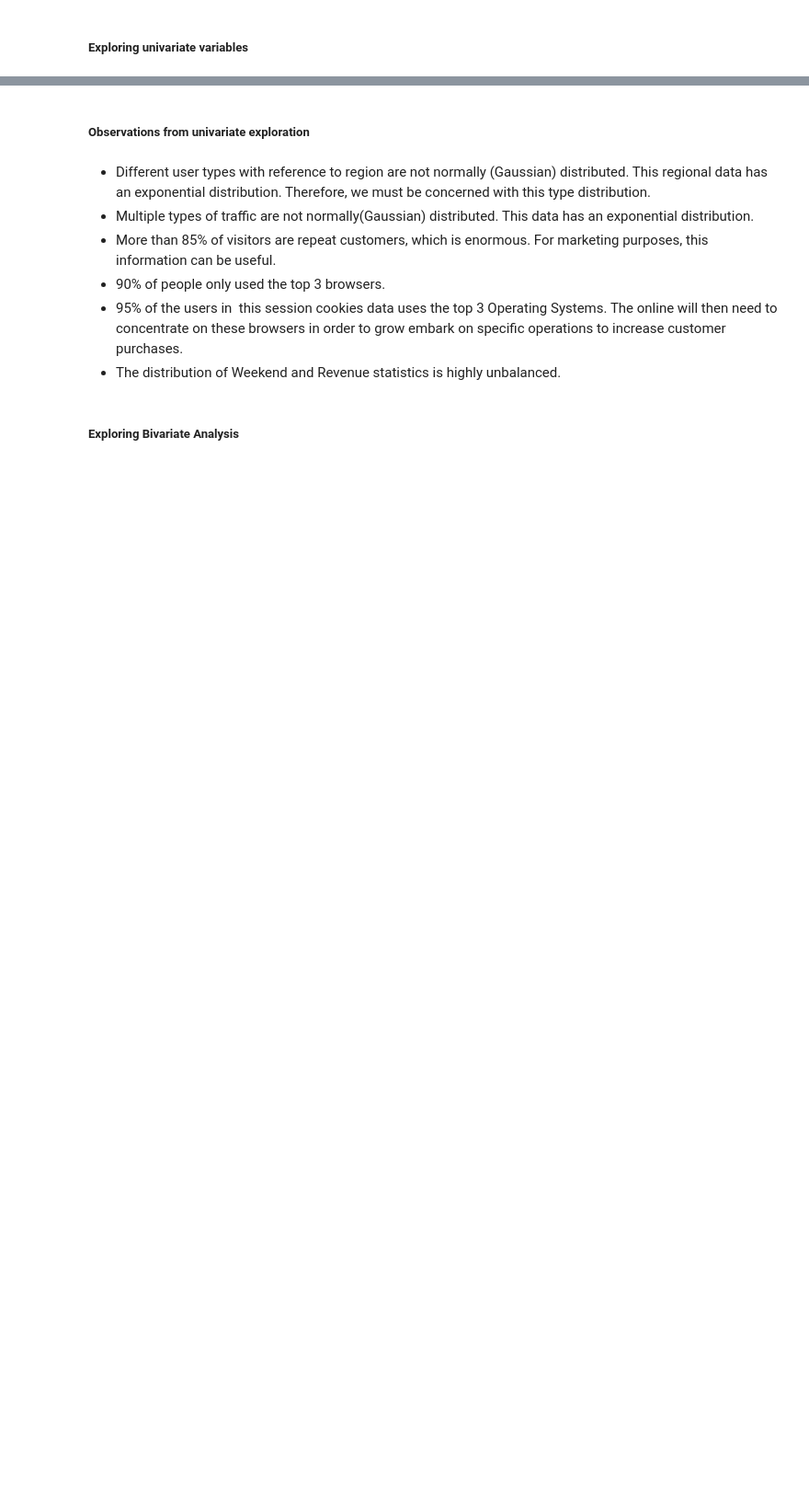
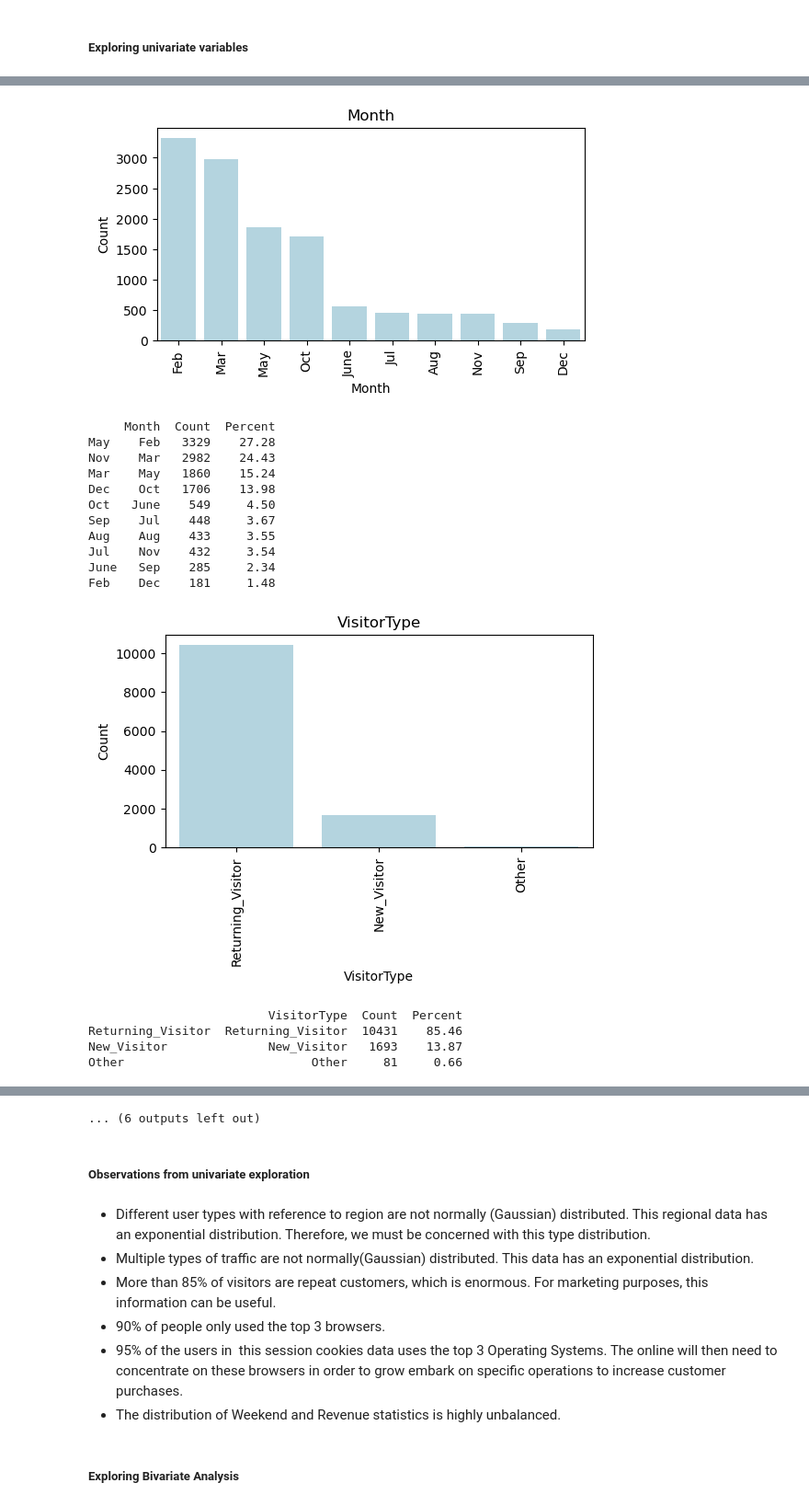
Before and after one commit to zeumoweb/Intro-to-ai-final-project, a Jupyter notebook: main.ipynb, the cells around one changed output, grey strips where cells are left out. Shown at 92% size. Saved outputs shown, nothing was run; the diff lists cells and outputs as text; code cells hidden in the pictures; blank space fills up the shorter version.

```diff
--- a/main.ipynb
+++ b/main.ipynb
@@ -255,2 +369,20 @@ plt.show()
 # %%
-exploredata.univariate(UserCookiesData, categorical_vars, quantitative_vars)
+univariate(UserCookiesData, categorical_vars, quantitative_vars)
+# %% [output]
+[figure, added]
+     Month  Count  Percent
+May    Feb   3329    27.28
+Nov    Mar   2982    24.43
+Mar    May   1860    15.24
+Dec    Oct   1706    13.98
+Oct   June    549     4.50
+Sep    Jul    448     3.67
+Aug    Aug    433     3.55
+Jul    Nov    432     3.54
+June   Sep    285     2.34
+Feb    Dec    181     1.48
+[figure, added]
+                         VisitorType  Count  Percent
+Returning_Visitor  Returning_Visitor  10431    85.46
+New_Visitor              New_Visitor   1693    13.87
+Other                          Other     81     0.66
@@ -257,3 +429,4 @@ exploredata.univariate(UserCookiesData, categorical_vars, quantitative_vars)
+... (6 outputs left out)
 # %% [markdown]
 ##### Observations from univariate exploration
 # %% [markdown]
```
Also changed, not shown: parts of 56 cells of this notebook.
